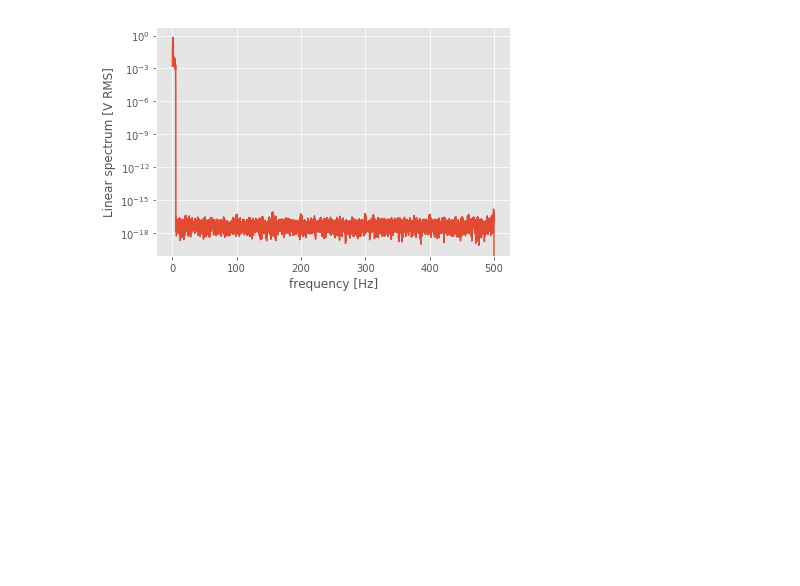
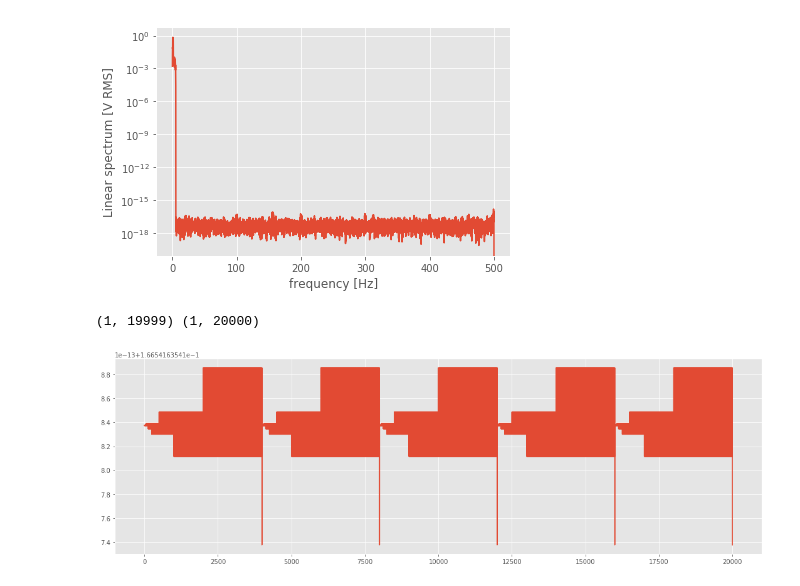
Before and after one commit to A-Gulati/Time_Series, a Jupyter notebook: notebooks/Counting cycles in time series data.ipynb, the cells around one changed output. Drawn from its saved outputs; the diff is of its cells as text; code cells hidden in the pictures; blank space fills up the shorter version.

```diff
--- a/notebooks/Counting cycles in time series data.ipynb
+++ b/notebooks/Counting cycles in time series data.ipynb
@@ -83,3 +83,14 @@ plt.ylabel('Linear spectrum [V RMS]')
 plt.show()
 # %% [output]
 [figure]
+# %%
+# load in cruise control data
+data = np.loadtxt('../data/test.csv',delimiter = ' ')
+
+# extract actions and states
+states = denoised_data[np.newaxis,:] # our T states
+actions = data[1,1:20000][np.newaxis,:] # our T-1 actions
+
+print(actions.shape,states.shape)
+# %% [output]
+(1, 19999) (1, 20000)
@@ -85,0 +99,6 @@ plt.show()
+# %%
+plt.figure(figsize=(15,5))
+plt.plot(actions[0])
+plt.show()
+# %% [output]
+[figure, added]
```
Also changed, not shown: parts of 14 cells of this notebook.
